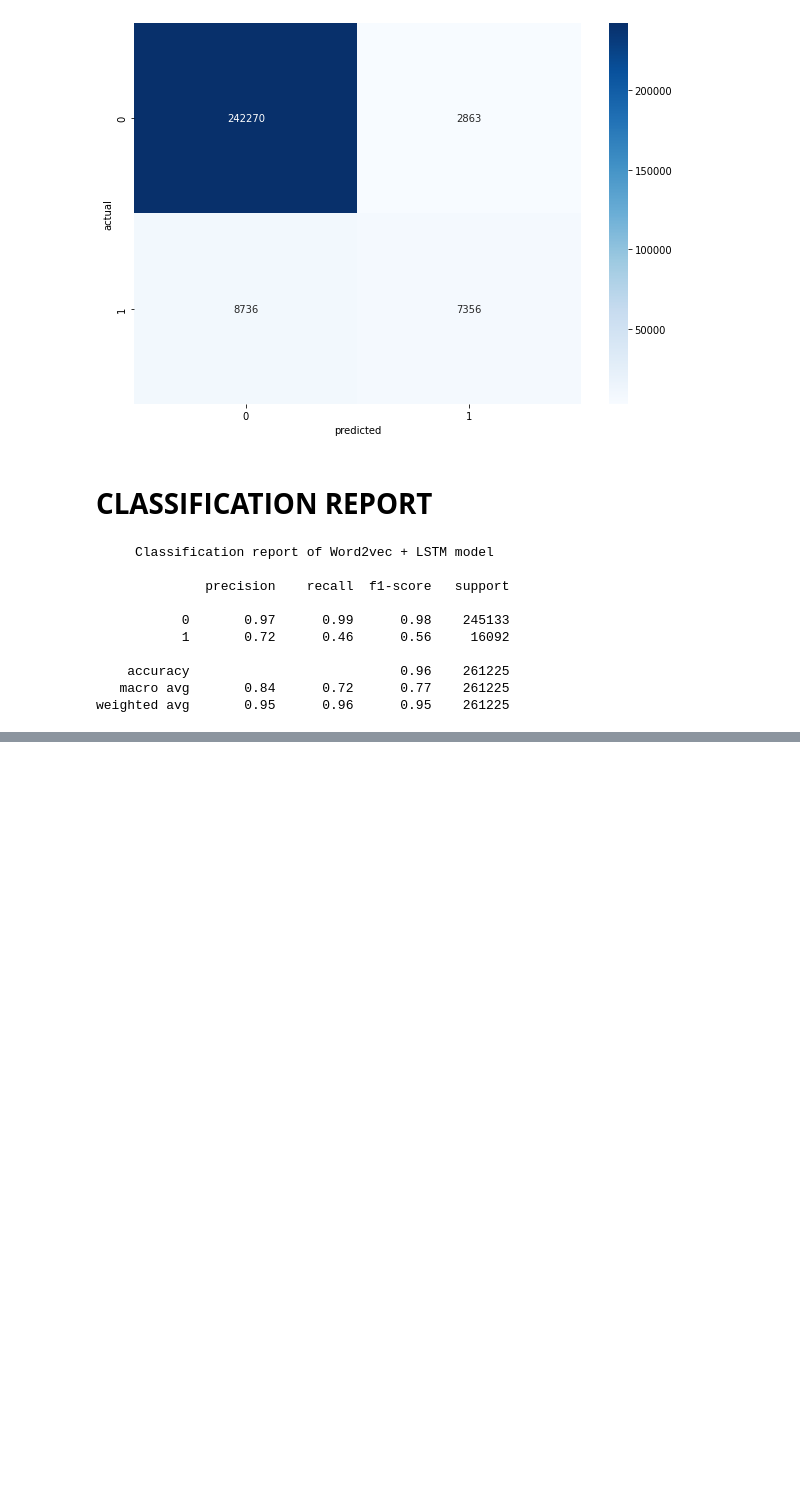
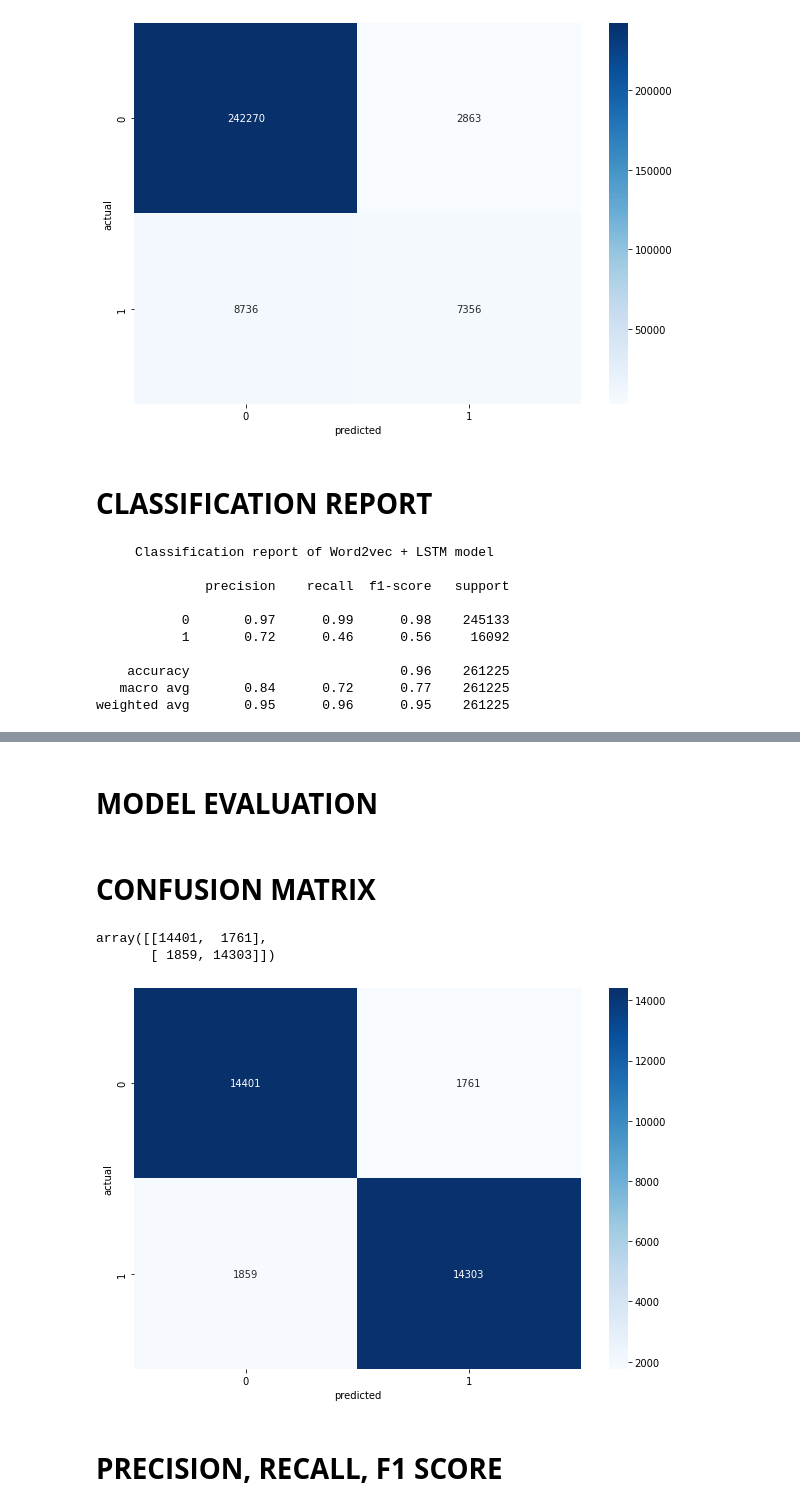
Before and after one commit to anandhulk/Quora-sincere-and-insincere-questions-classification, a Jupyter notebook: word2vec_lstm.ipynb, the cells around one changed output, grey strips where cells are left out. Saved outputs shown, nothing was run; the diff lists cells and outputs as text; code cells hidden in the pictures; blank space fills up the shorter version.

Commit message:
Balanced model implimented

```diff
--- a/word2vec_lstm.ipynb
+++ b/word2vec_lstm.ipynb
@@ -356,0 +423,2 @@ weighted avg       0.95      0.96      0.95    261225
+# %%
+lstm_model_b.fit(x_train,y_train,epochs=10)
@@ -356,0 +452,29 @@ weighted avg       0.95      0.96      0.95    261225
+# %% [markdown]
+# **MODEL EVALUATION**
+# %%
+y_lstm=lstm_model_b.predict(x_test)
+# %%
+y_pred_lstm=[]
+
+for i in y_lstm:
+    if(i>=0.5):
+        y_pred_lstm.append(1)
+    else:
+        y_pred_lstm.append(0)
+# %% [markdown]
+# **CONFUSION MATRIX**
+# %%
+confusion_bal=confusion_matrix(y_test,y_pred_lstm)
+confusion_bal
+# %% [output]
+array([[14401,  1761],
+       [ 1859, 14303]])
+# %%
+plt.figure(figsize = (10,7))
+sns.heatmap(confusion_bal, annot=True,fmt='g',cmap='Blues')
+plt.ylabel("actual")
+plt.xlabel('predicted');
+# %% [output]
+[figure, added]
+# %% [markdown]
+# **PRECISION, RECALL, F1 SCORE**
```
Also changed, not shown: parts of 16 cells of this notebook.
